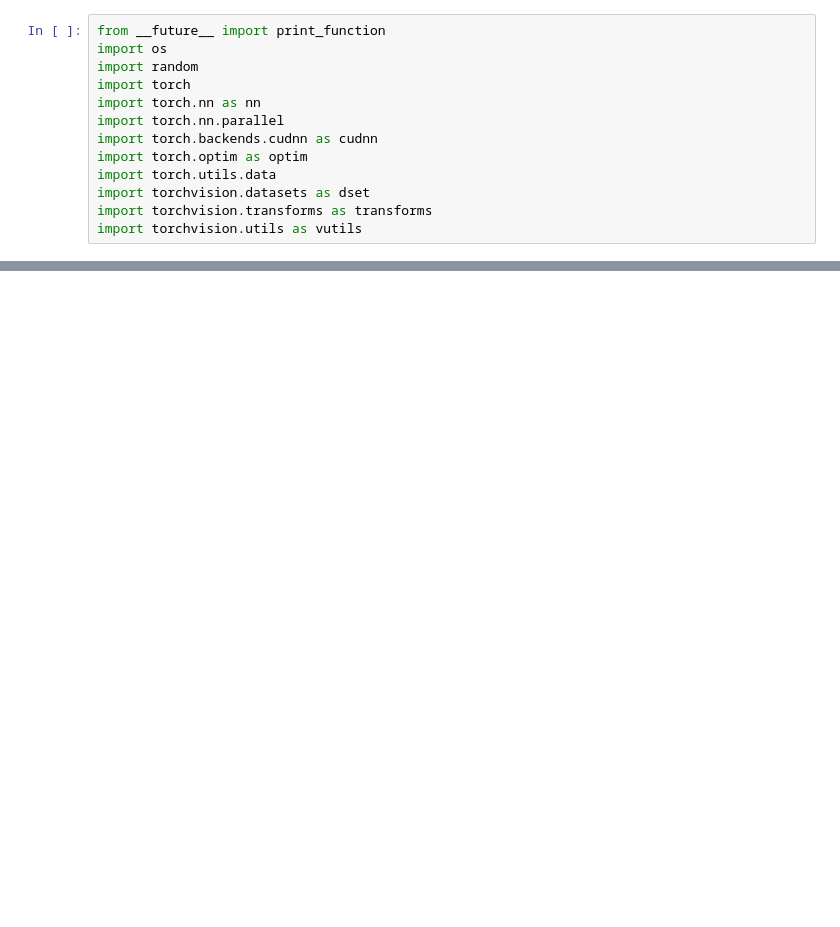
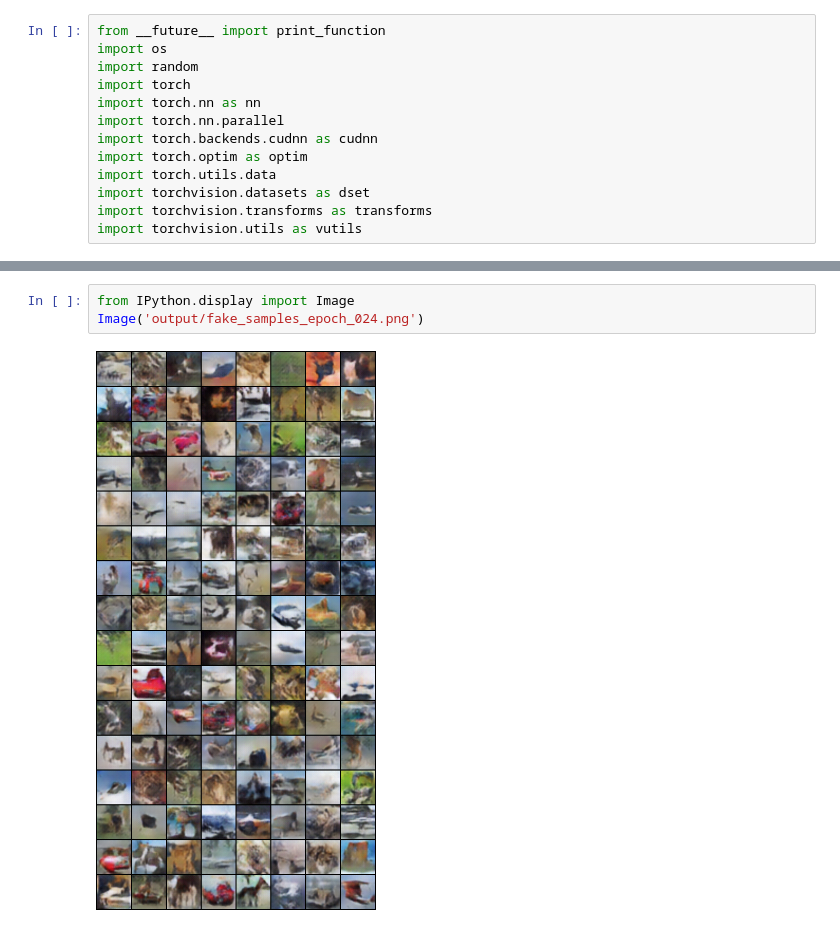
Before and after one commit to wojciechsadlik/MGU-CGANMusicConverter, a Jupyter notebook: DCGAN/dcgan_cifar10_pytorch.ipynb, the cells around one changed output, grey strips where cells are left out. Drawn from its saved outputs; the diff is of its cells as text; blank space fills up the shorter version.

Commit message:
Output images displayed

```diff
--- a/DCGAN/dcgan_cifar10_pytorch.ipynb
+++ b/DCGAN/dcgan_cifar10_pytorch.ipynb
@@ -216,0 +217,5 @@ Strumieniowane dane wyjściowe obcięte do 5000 ostatnich wierszy.
+# %%
+from IPython.display import Image
+Image('output/fake_samples_epoch_024.png')
+# %% [output]
+[figure, added]
```
Also changed, not shown: parts of 1 cell of this notebook, 26 other files.
